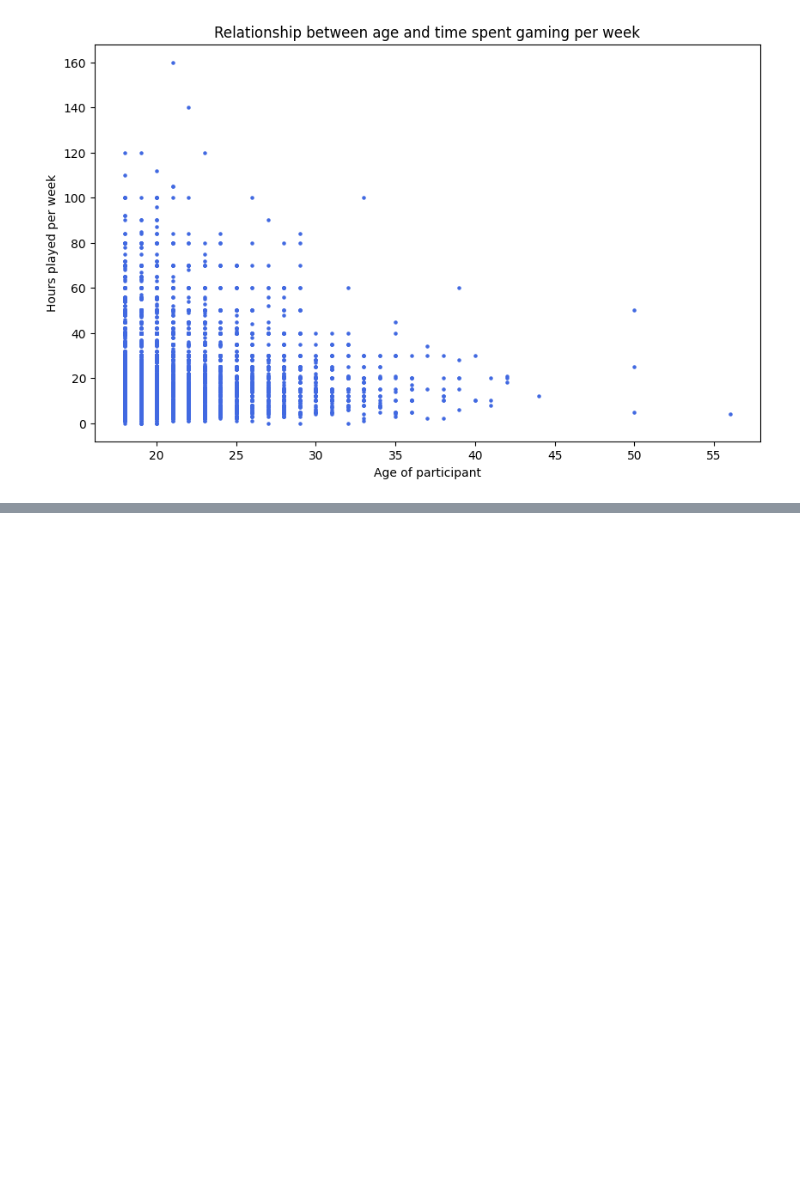
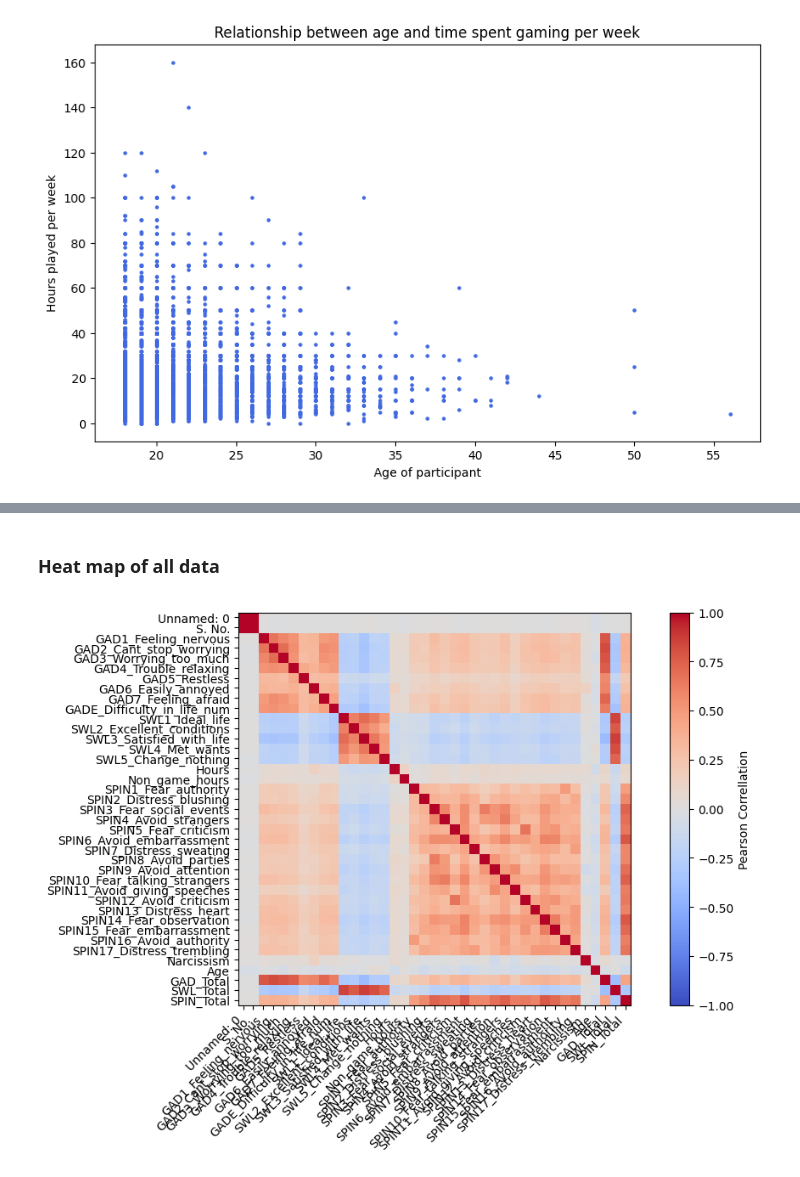
Before and after one commit to amallred/gaming-mental-health-analysis, a Jupyter notebook: notebooks/eda.ipynb, the cells around one changed output, grey strips where cells are left out. Saved outputs shown, nothing was run; the diff lists cells and outputs as text; code cells hidden in the pictures; blank space fills up the shorter version.

Commit message:
added heatmaps, expanded EDA

```diff
--- a/notebooks/eda.ipynb
+++ b/notebooks/eda.ipynb
@@ -5,7 +5,7 @@ from matplotlib.patches import Rectangle
 import numpy as np
 
 pd.set_option('display.max_columns', None)
-clean_df = pd.read_csv('../data/clean_data.csv')
+df = pd.read_csv('../data/clean_data.csv')
 # %% [markdown]
 ## EDA
 ### EDA Initial questions
@@ -340,13 +340,13 @@ Name: Age, dtype: float64
 bins = [18, 20, 22, 26, 60]
 labels = ['18-19', '20-22','23-25', '26+']
 
-clean_df['Age_binned'] = pd.cut(clean_df['Age'], bins=bins, labels=labels)
+df['Age_binned'] = pd.cut(df['Age'], bins=bins, labels=labels)
 
-col_to_move = clean_df.pop('Age_binned')
-clean_df.insert(43, 'Age_binned', col_to_move)
+col_to_move = df.pop('Age_binned')
+df.insert(43, 'Age_binned', col_to_move)
 
-clean_df.head()
-# clean_df.info()
+df.head()
+# df.info()
 # %% [output]
 |  | Unnamed: 0 | S. No. | Date | GAD1_Feeling_nervous | GAD2_Cant_stop_worrying | GAD3_Worrying_too_much | ... |
 | 0 | 0 | 1 | 2015-02-17 | 0 | 0 | 0 | ... |
@@ -414,0 +419,17 @@ plt.show()
+# %% [markdown]
+### Heat map of all data
+# %%
+plt.figure(figsize=(12, 6))
+
+numeric_df = df.select_dtypes(include=[np.number])
+corr = numeric_df.corr()
+
+im = plt.imshow(corr, vmin=-1, vmax=1, cmap="coolwarm") # customization
+plt.colorbar(im, label='Pearson Correllation')
+
+plt.xticks(range(len(corr.columns)), corr.columns, rotation=45, ha='right')
+plt.yticks(range(len(corr.columns)), corr.columns)
+
+plt.show()
+# %% [output]
+[figure, added]
```
Also changed, not shown: parts of 33 cells of this notebook, 3 other files.
